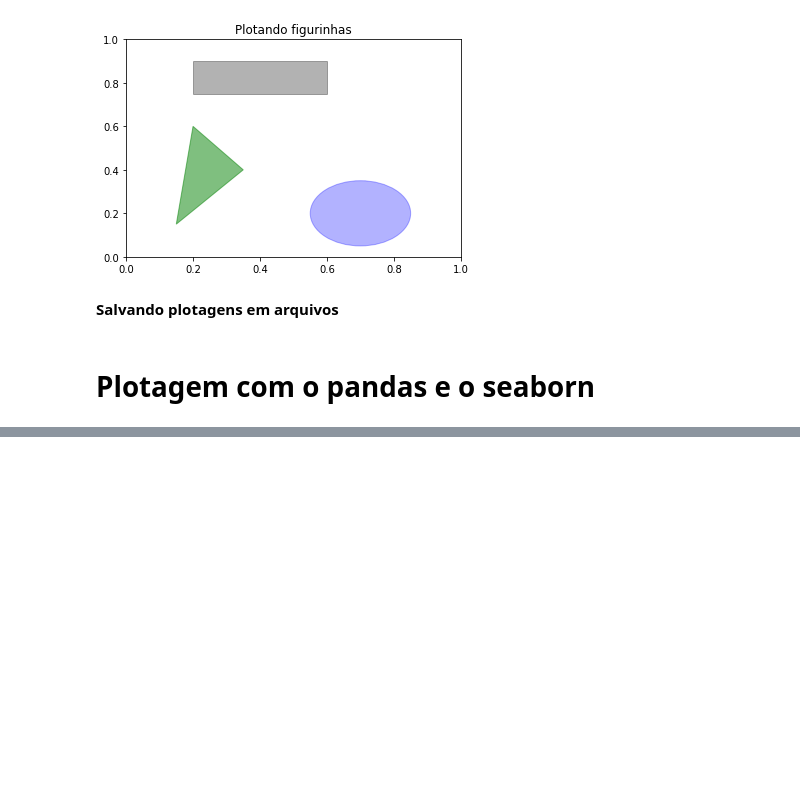
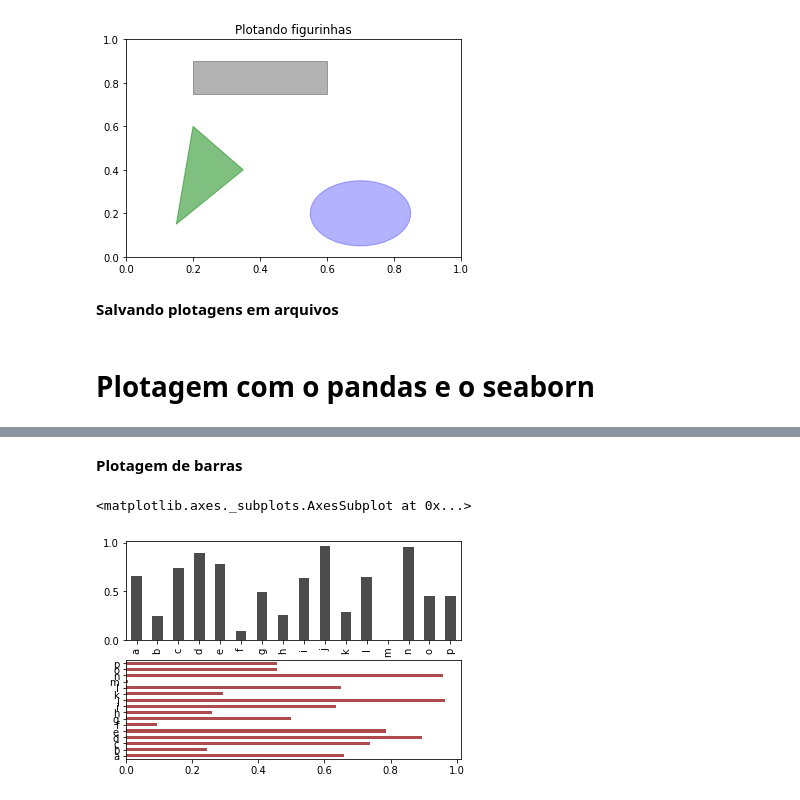
Before and after one commit to anicelysantos/-book-Python-para-Analise-de-dados, a Jupyter notebook: plotagem_visualizacao.ipynb, the cells around one changed output, grey strips where cells are left out. Drawn from its saved outputs; the diff is of its cells as text; code cells hidden in the pictures; blank space fills up the shorter version.

```diff
--- a/plotagem_visualizacao.ipynb
+++ b/plotagem_visualizacao.ipynb
@@ -225,0 +243,11 @@ plot_data = buffer.getvalue()
+# %% [markdown]
+**Plotagem de barras**
+# %%
+fig, axes = plt.subplots(2,1)
+data = pd.Series(np.random.rand(16), index=list('abcdefghijklmnop'))
+data.plot.bar(ax=axes[0], color='k', alpha=0.7)
+
+data.plot.barh(ax=axes[1], color='darkred', alpha=0.7)
+# %% [output]
+<matplotlib.axes._subplots.AxesSubplot at 0x...>
+[figure, added]
```
Also changed, not shown: parts of 19 cells of this notebook.
